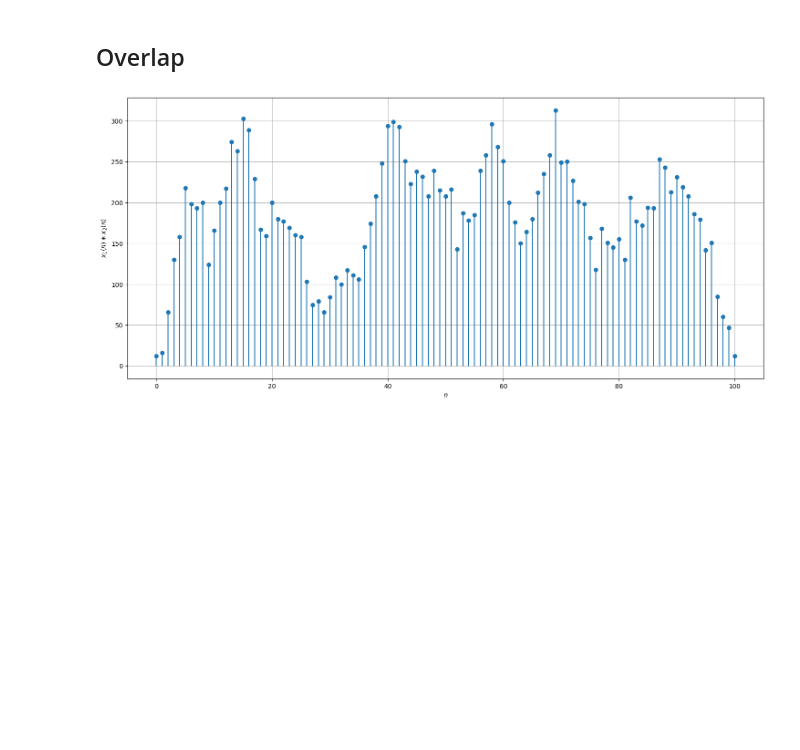
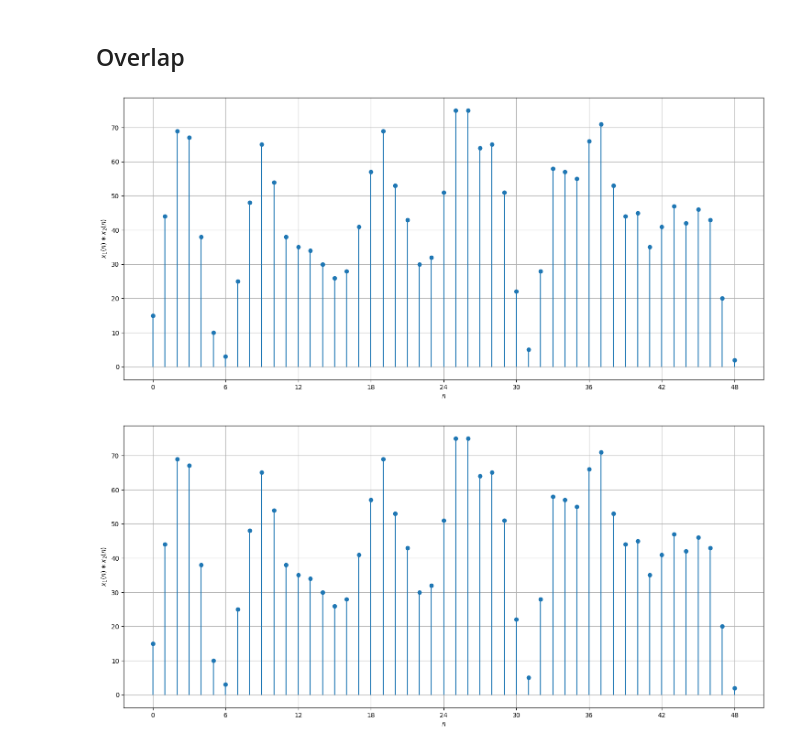
Before and after one commit to EriCand-Ss/PDS, a Jupyter notebook: CONVOLUÇÃO/CONVOLUÇÃO.ipynb, the cells around one changed output. Drawn from its saved outputs; the diff is of its cells as text; code cells hidden in the pictures; blank space fills up the shorter version.

```diff
--- a/CONVOLUÇÃO/CONVOLUÇÃO.ipynb
+++ b/CONVOLUÇÃO/CONVOLUÇÃO.ipynb
@@ -193,19 +194,30 @@ def overlap(M, sinal_longo, x2):
 
     return overlap
 # %%
-np.random.seed()
+np.random.seed(1)
 
-sinal_longo = np.random.randint(10,size=95)
-x2 = np.random.randint(10,size=7)
+sinal_longo = np.random.randint(10,size=47)
+x2 = np.random.randint(5,size=3)
 
-OVER = overlap(8,sinal_longo, x2)
+OVER = overlap(4,sinal_longo, x2)
 
 direta = convolucao(sinal_longo,x2)
+
 plt.figure( figsize=(18,8))
-(markerline, stemlines, baseline) = plt.stem(OVER)
+(markerline, stemlines, baseline) = plt.stem(np.real(OVER))
 plt.xlabel("$n$")
 plt.ylabel(r"$x_1(n) \ast x_2(n)$")
 plt.grid(True)
+plt.gca().xaxis.set_major_locator(MaxNLocator(integer=True))
 baseline.set_visible(False)
+
+plt.figure( figsize=(18,8))
+(markerline, stemlines, baseline) = plt.stem(np.real(direta))
+plt.xlabel("$n$")
+plt.ylabel(r"$x_1(n) \ast x_2(n)$")
+plt.grid(True)
+plt.gca().xaxis.set_major_locator(MaxNLocator(integer=True))
+baseline.set_visible(False)
 # %% [output]
-[figure, old version]
+[figure, new version]
+[figure, added]
```
Also changed, not shown: parts of 1 cell of this notebook, 7 other files.
